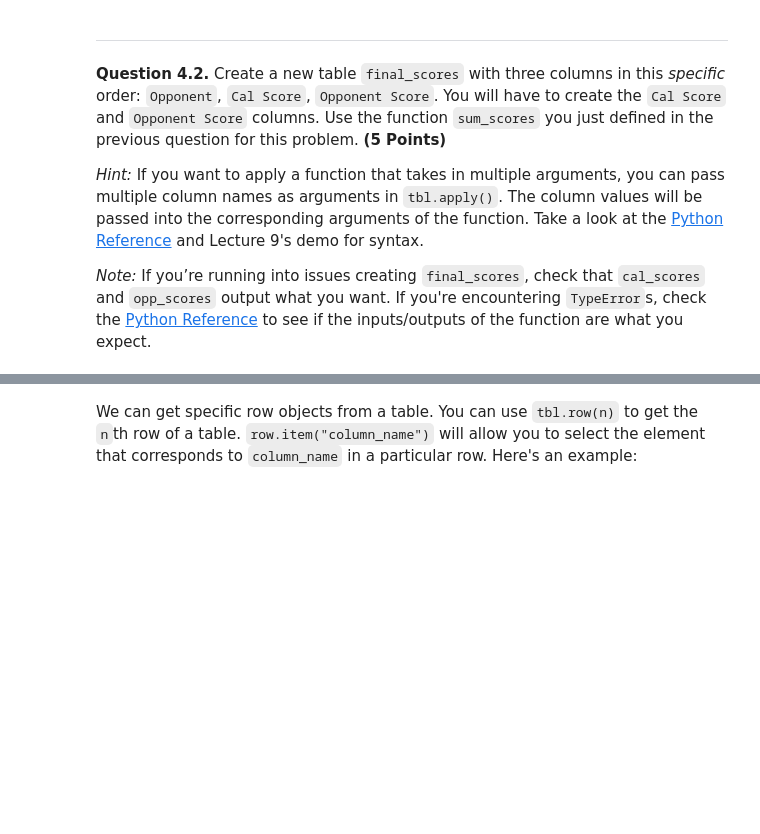
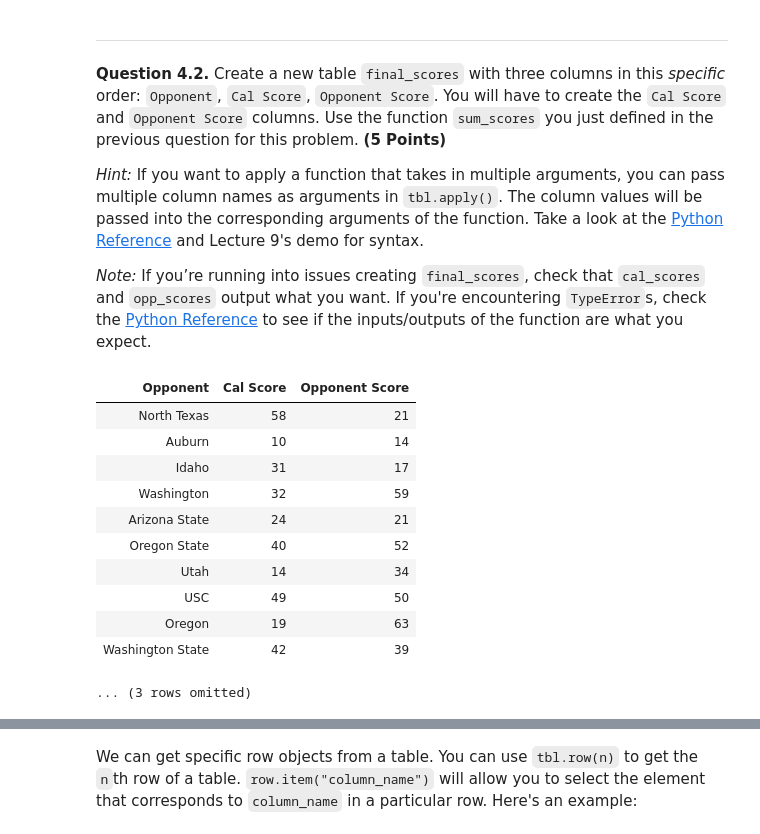
Before and after one commit to NyxScheppen/materials-su25, a Jupyter notebook: hw/hw03/hw03.ipynb, the cells around one changed output, grey strips where cells are left out. Cells and saved outputs as stored; diff of their text form; code cells hidden in the pictures; blank space fills up the shorter version.

```diff
--- a/hw/hw03/hw03.ipynb
+++ b/hw/hw03/hw03.ipynb
@@ -359,8 +431,8 @@ Let's start by finding the total points each team scored in a game.
 
 *Hint:* Don't overthink this question!
 # %%
-def sum_scores(..., ..., ..., ...):
+def sum_scores(score1, score2, score3, score4):
     '''Returns the total score calculated by adding up the score of each quarter'''
-    ...
+    return score1 + score2 + score3 + score4
 
 sum_scores(14, 7, 3, 0) #DO NOT CHANGE THIS LINE
@@ -375,9 +451,26 @@ grader.check("q4_1")
 
 *Note:* If you’re running into issues creating `final_scores`, check that `cal_scores` and `opp_scores` output what you want. If you're encountering `TypeError`s, check the [Python Reference](https://www.data8.org/su25/reference/) to see if the inputs/outputs of the function are what you expect.
 # %%
-cal_scores = ...
-opp_scores = ...
-final_scores = ...
+cal_scores = games.apply(sum_scores, "Cal 1Q", "Cal 2Q", "Cal 3Q", "Cal 4Q")
+opp_scores = games.apply(sum_scores, "Opp 1Q", "Opp 2Q", "Opp 3Q", "Opp 4Q")
+final_scores = Table().with_columns(
+    "Opponent", games.column("Opponent"),
+    "Cal Score", cal_scores,
+    "Opponent Score", opp_scores
+)
 final_scores
+# %% [output]
+| Opponent | Cal Score | Opponent Score |
+| North Texas | 58 | 21 |
+| Auburn | 10 | 14 |
+| Idaho | 31 | 17 |
+| Washington | 32 | 59 |
+| Arizona State | 24 | 21 |
+| Oregon State | 40 | 52 |
+| Utah | 14 | 34 |
+| USC | 49 | 50 |
+| Oregon | 19 | 63 |
+| Washington State | 42 | 39 |
+... (3 rows omitted)
 # %%
 grader.check("q4_2")
```
Also changed, not shown: parts of 43 cells of this notebook, 14 other files.
